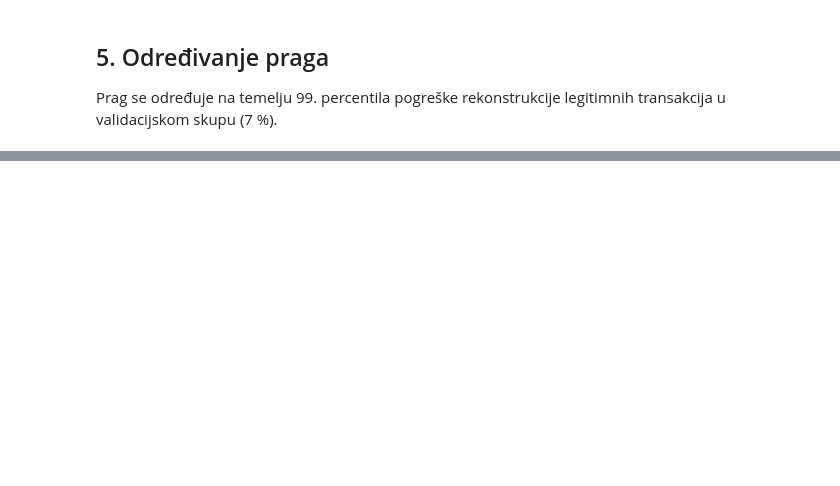
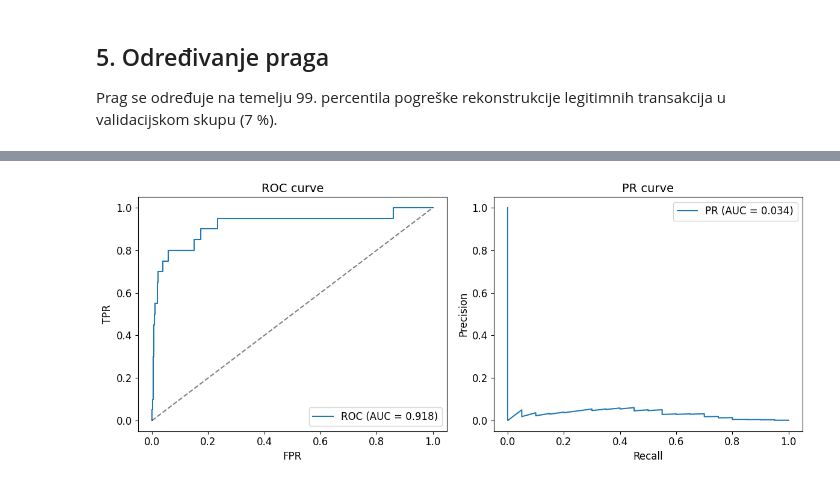
Before and after one commit to klarastankovic/anomaly-detection, a Jupyter notebook: autoencoder/autoencoder_keras_tensor.ipynb, the cells around one changed output, grey strips where cells are left out. Drawn from its saved outputs; the diff is of its cells as text; code cells hidden in the pictures; blank space fills up the shorter version.

```diff
--- a/autoencoder/autoencoder_keras_tensor.ipynb
+++ b/autoencoder/autoencoder_keras_tensor.ipynb
@@ -246,25 +251,0 @@ iz koraka 5., na temelju validacijskog skupa.
-# %%
-X_test_pred = autoencoder.predict(X_test, verbose=0)
-reconstruction_error = np.mean(np.square(X_test - X_test_pred), axis=1)
-y_test_pred = (reconstruction_error > threshold).astype(int)
-
-precision = precision_score(y_test, y_test_pred)
-recall = recall_score(y_test, y_test_pred)
-f1 = f1_score(y_test, y_test_pred)
-roc_auc = roc_auc_score(y_test, reconstruction_error)
-pr_auc = average_precision_score(y_test, reconstruction_error)
-
-print("Final results (test):")
-print(f"Precision: {precision:.4f}")
-print(f"Recall: {recall:.4f}")
-print(f"F1-score: {f1:.4f}")
-print(f"ROC-AUC: {roc_auc:.4f}")
-print(f"PR-AUC: {pr_auc:.4f}")
-
-cm = confusion_matrix(y_test, y_test_pred)
-sns.heatmap(cm, annot=True, fmt='d', cmap='Blues',
-            xticklabels=['Legitimate', 'Fraud'], yticklabels=['Legitimate', 'Fraud'])
-plt.title('Confusion Matrix (test, final evaluation)')
-plt.ylabel('Actual')
-plt.xlabel('Predicted')
-plt.show()
@@ -310,0 +262,21 @@ plt.show()
+# %%
+fpr, tpr, _ = roc_curve(y_val, reconstruction_error)
+prec_curve, rec_curve, _ = precision_recall_curve(y_val, reconstruction_error)
+
+fig, axes = plt.subplots(1, 2, figsize=(12, 5))
+axes[0].plot(fpr, tpr, label=f'ROC (AUC = {roc_auc:.3f})')
+axes[0].plot([0, 1], [0, 1], 'k--', alpha=0.5)
+axes[0].set_xlabel('FPR')
+axes[0].set_ylabel('TPR')
+axes[0].set_title('ROC curve')
+axes[0].legend()
+
+axes[1].plot(rec_curve, prec_curve, label=f'PR (AUC = {pr_auc:.3f})')
+axes[1].set_xlabel('Recall')
+axes[1].set_ylabel('Precision')
+axes[1].set_title('PR curve')
+axes[1].legend()
+plt.tight_layout()
+plt.show()
+# %% [output]
+[figure, added]
```
Also changed, not shown: parts of 21 cells of this notebook, 3 other files.
